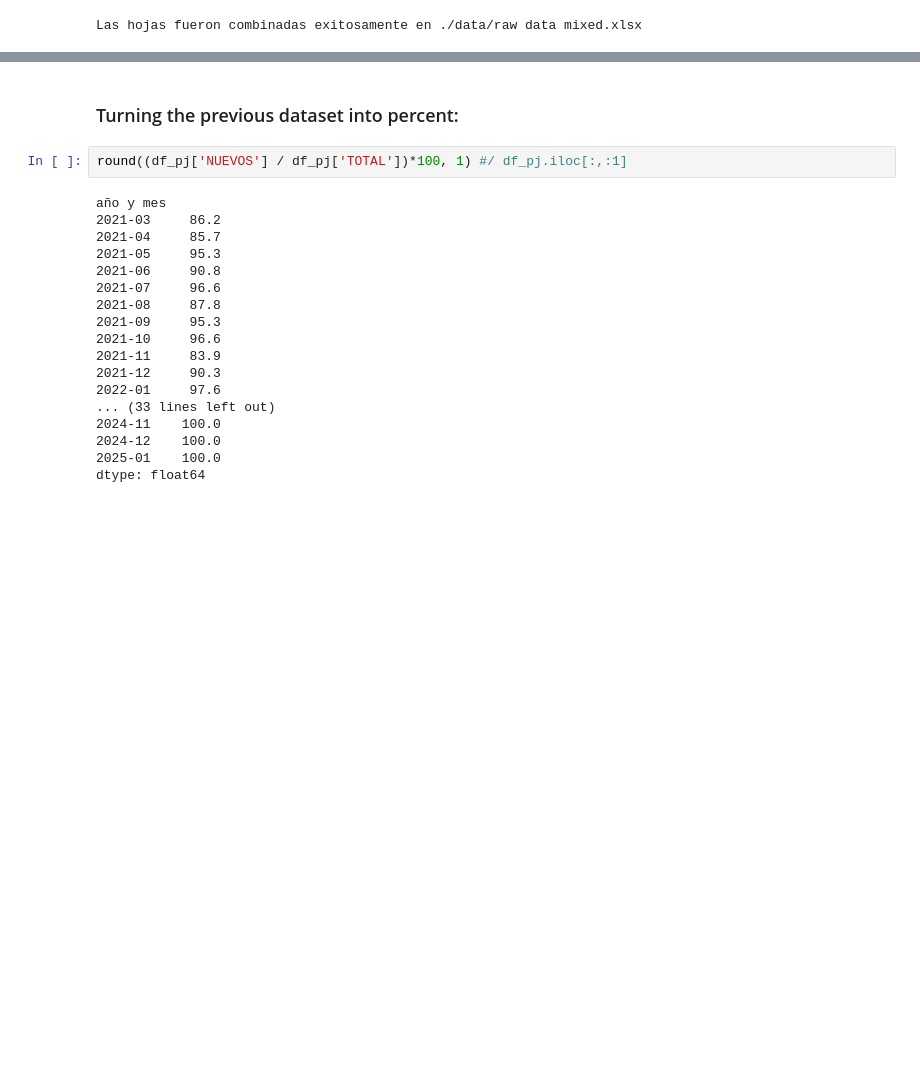
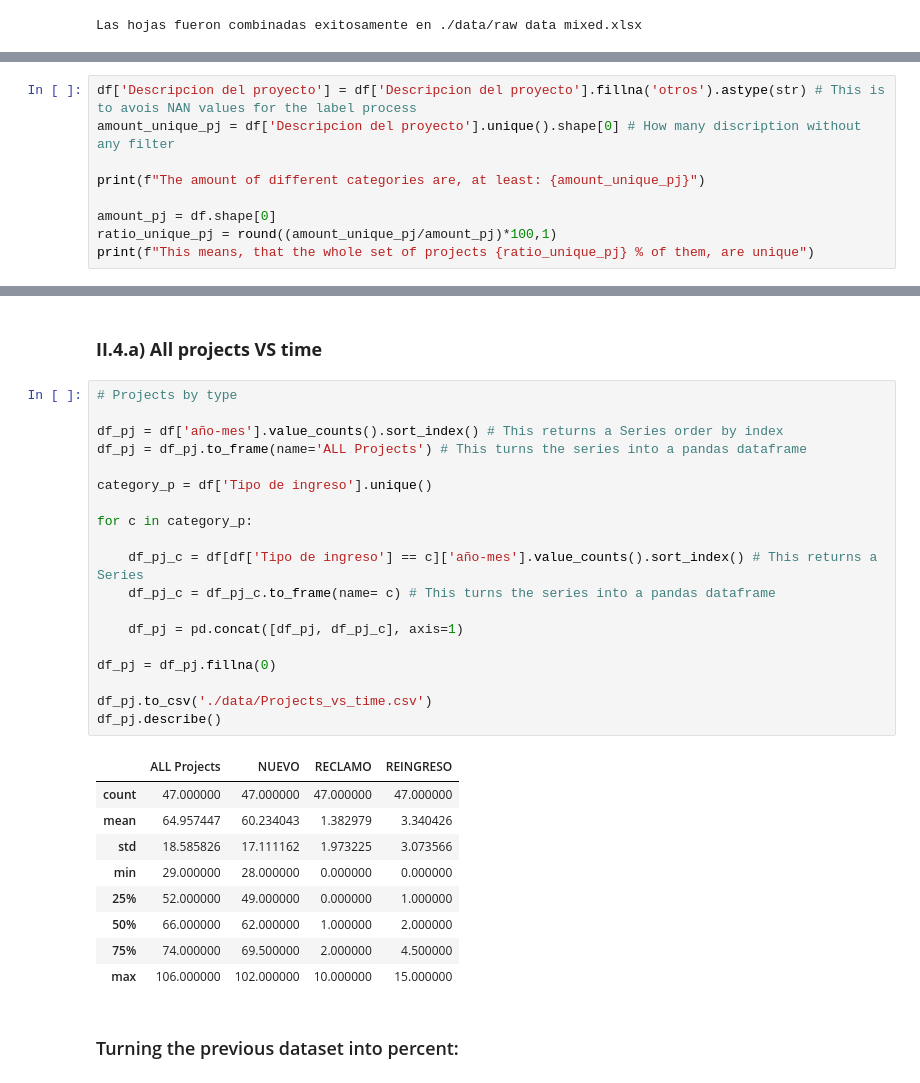
Before and after one commit to AutoMataX/ARG001_MechanicalWorkshop, a Jupyter notebook: EDA.ipynb, the cells around one changed output, grey strips where cells are left out. Cells and saved outputs as stored; diff of their text form; blank space fills up the shorter version.

```diff
--- a/EDA.ipynb
+++ b/EDA.ipynb
@@ -177,0 +127,9 @@ plt.show()
+# %%
+df['Descripcion del proyecto'] = df['Descripcion del proyecto'].fillna('otros').astype(str) # This is to avois NAN values for the label process
+amount_unique_pj = df['Descripcion del proyecto'].unique().shape[0] # How many discription without any filter
+
+print(f"The amount of different categories are, at least: {amount_unique_pj}")
+
+amount_pj = df.shape[0]
+ratio_unique_pj = round((amount_unique_pj/amount_pj)*100,1)
+print(f"This means, that the whole set of projects {ratio_unique_pj} % of them, are unique")
@@ -178,22 +348,33 @@ plt.show()
+# %% [markdown]
+### **II.4.a) All projects VS time**
+# %%
+# Projects by type
+
+df_pj = df['año-mes'].value_counts().sort_index() # This returns a Series order by index
+df_pj = df_pj.to_frame(name='ALL Projects') # This turns the series into a pandas dataframe
+
+category_p = df['Tipo de ingreso'].unique()
+
+for c in category_p:
+
+    df_pj_c = df[df['Tipo de ingreso'] == c]['año-mes'].value_counts().sort_index() # This returns a Series
+    df_pj_c = df_pj_c.to_frame(name= c) # This turns the series into a pandas dataframe
+
+    df_pj = pd.concat([df_pj, df_pj_c], axis=1)
+
+df_pj = df_pj.fillna(0)
+
+df_pj.to_csv('./data/Projects_vs_time.csv')
+df_pj.describe()
+# %% [output]
+|  | ALL Projects | NUEVO | RECLAMO | REINGRESO |
+| count | 47.000000 | 47.000000 | 47.000000 | 47.000000 |
+| mean | 64.957447 | 60.234043 | 1.382979 | 3.340426 |
+| std | 18.585826 | 17.111162 | 1.973225 | 3.073566 |
+| min | 29.000000 | 28.000000 | 0.000000 | 0.000000 |
+| 25% | 52.000000 | 49.000000 | 0.000000 | 1.000000 |
+| 50% | 66.000000 | 62.000000 | 1.000000 | 2.000000 |
+| 75% | 74.000000 | 69.500000 | 2.000000 | 4.500000 |
+| max | 106.000000 | 102.000000 | 10.000000 | 15.000000 |
 # %% [markdown]
 ### Turning the previous dataset into percent:
-# %%
-round((df_pj['NUEVOS'] / df_pj['TOTAL'])*100, 1) #/ df_pj.iloc[:,:1]
-# %% [output]
-año y mes
-2021-03     86.2
-2021-04     85.7
-2021-05     95.3
-2021-06     90.8
-2021-07     96.6
-2021-08     87.8
-2021-09     95.3
-2021-10     96.6
-2021-11     83.9
-2021-12     90.3
-2022-01     97.6
-... (33 lines left out)
-2024-11    100.0
-2024-12    100.0
-2025-01    100.0
-dtype: float64
```
Also changed, not shown: parts of 53 cells of this notebook, 9 other files.
